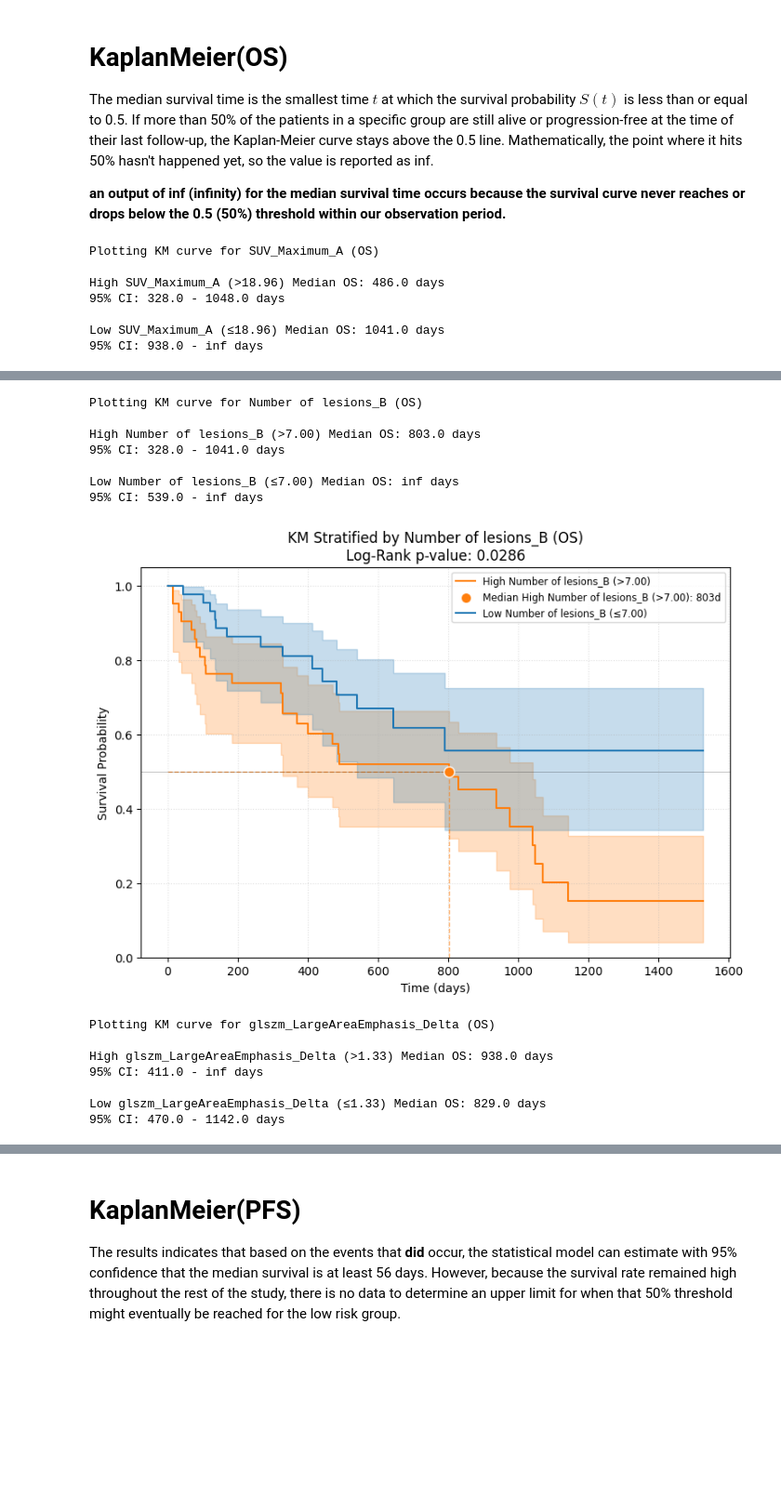
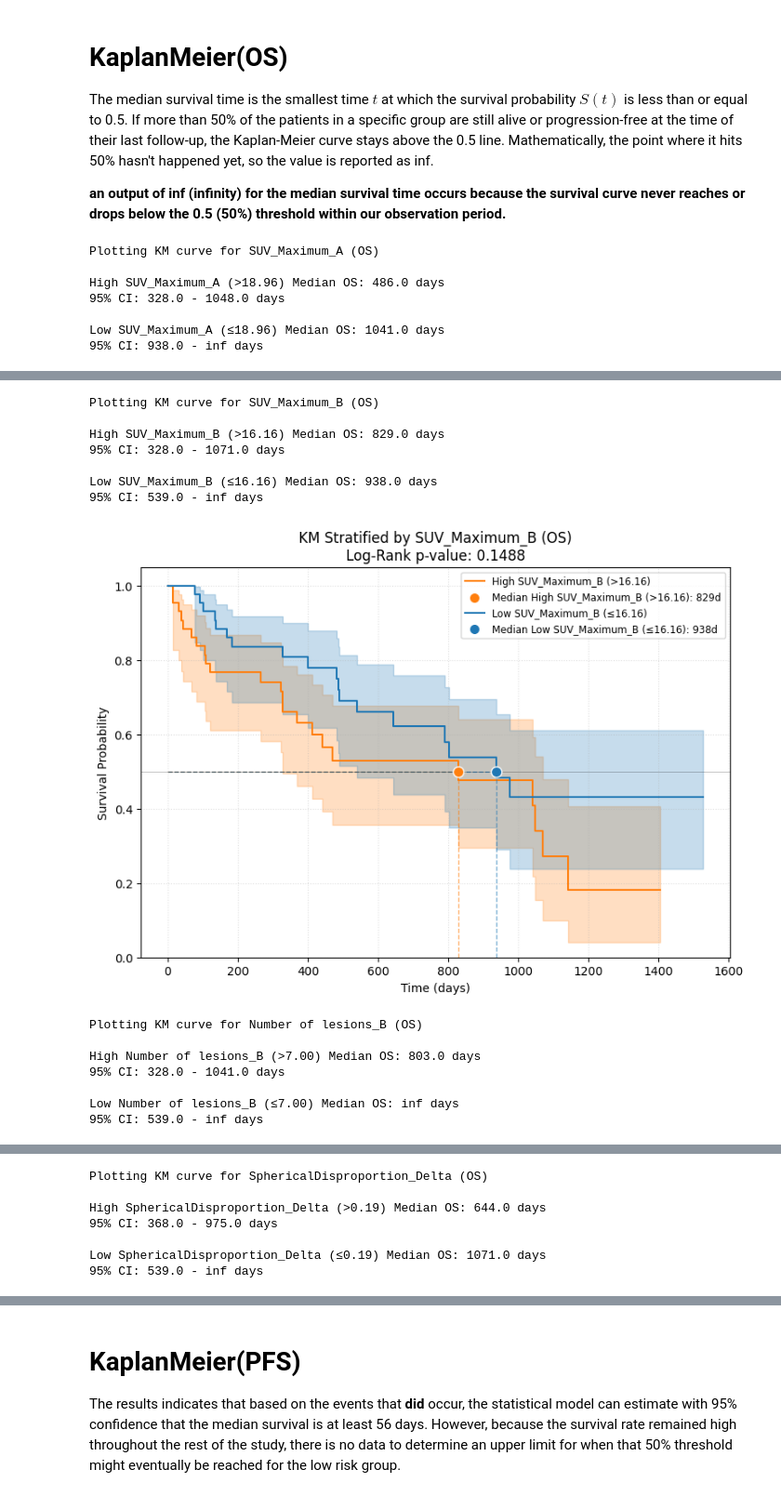
Before and after one commit to Mahsa-Zf/thesis_code, a Jupyter notebook: survival_analysis/cox_kaplan_analysis.ipynb, the cells around one changed output, grey strips where cells are left out. Shown at 93% size. Drawn from its saved outputs; the diff is of its cells as text; code cells hidden in the pictures; blank space fills up the shorter version.

Commit message:
fixed the km plots so it'll show the right ones for each end point

```diff
--- a/survival_analysis/cox_kaplan_analysis.ipynb
+++ b/survival_analysis/cox_kaplan_analysis.ipynb
@@ -244,7 +244,7 @@ Because we test many features (when running many univariable Cox regressions on
 import statsmodels.stats.multitest as smm
 
 pvals = results_df_os['p_value'].values
-is_significant, pvals_corrected, _, _ = smm.multipletests(pvals, alpha=0.05, method='fdr_bh')
+is_significant_os, pvals_corrected, _, _ = smm.multipletests(pvals, alpha=0.05, method='fdr_bh')
 
 # is_significant gives True/False for significance at fdr_bh 0.05
 # pvals_corrected gives the adjusted p-values
@@ -452,31 +452,31 @@ The median survival time is the smallest time $t$ at which the survival probabil
 # %%
 # Using the top HR feature from the univariate analysis to see stratified KM plots
 
 # For Overall Survival (OS)
-for feature in results_df_os[is_significant]['feature']:
+for feature in results_df_os[is_significant_os]['feature']:
     print(f"Plotting KM curve for {feature} (OS)")
     plot_stratified_km(patients_os, 'T', 'E', feature, "OS")
 # %% [output]
 Plotting KM curve for SUV_Maximum_A (OS)
 
 High SUV_Maximum_A (>18.96) Median OS: 486.0 days
 95% CI: 328.0 - 1048.0 days
 
 Low SUV_Maximum_A (≤18.96) Median OS: 1041.0 days
 95% CI: 938.0 - inf days
 [figure]
-Plotting KM curve for Number of lesions_B (OS)
+Plotting KM curve for SUV_Maximum_B (OS)
 
-High Number of lesions_B (>7.00) Median OS: 803.0 days
-95% CI: 328.0 - 1041.0 days
+High SUV_Maximum_B (>16.16) Median OS: 829.0 days
+95% CI: 328.0 - 1071.0 days
 
-Low Number of lesions_B (≤7.00) Median OS: inf days
+Low SUV_Maximum_B (≤16.16) Median OS: 938.0 days
 95% CI: 539.0 - inf days
-[figure, old version]
+[figure, new version]
-Plotting KM curve for glszm_LargeAreaEmphasis_Delta (OS)
+Plotting KM curve for Number of lesions_B (OS)
 
-High glszm_LargeAreaEmphasis_Delta (>1.33) Median OS: 938.0 days
-95% CI: 411.0 - inf days
+High Number of lesions_B (>7.00) Median OS: 803.0 days
+95% CI: 328.0 - 1041.0 days
 
-Low glszm_LargeAreaEmphasis_Delta (≤1.33) Median OS: 829.0 days
-95% CI: 470.0 - 1142.0 days
+Low Number of lesions_B (≤7.00) Median OS: inf days
+95% CI: 539.0 - inf days
@@ -483,0 +484,7 @@ Low glszm_LargeAreaEmphasis_Delta (≤1.33) Median OS: 829.0 days
+Plotting KM curve for SphericalDisproportion_Delta (OS)
+
+High SphericalDisproportion_Delta (>0.19) Median OS: 644.0 days
+95% CI: 368.0 - 975.0 days
+
+Low SphericalDisproportion_Delta (≤0.19) Median OS: 1071.0 days
+95% CI: 539.0 - inf days
```
Also changed, not shown: parts of 7 cells of this notebook.
